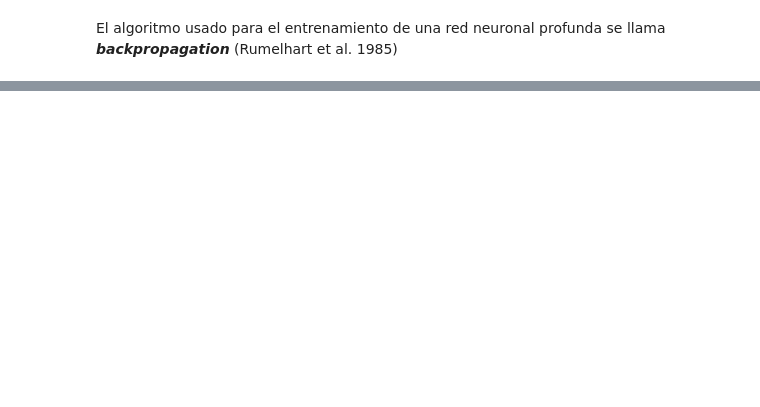
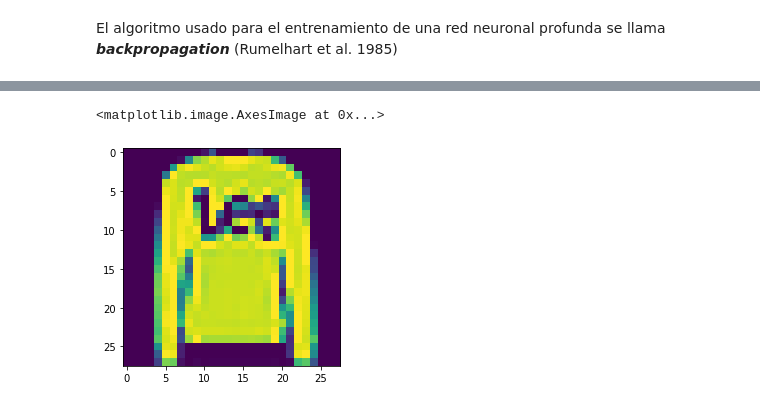
Before and after one commit to graemecan/machine_learning, a Jupyter notebook: 10_intro_rna.ipynb, the cells around one changed output, grey strips where cells are left out. Saved outputs shown, nothing was run; the diff lists cells and outputs as text; code cells hidden in the pictures; blank space fills up the shorter version.

```diff
--- a/10_intro_rna.ipynb
+++ b/10_intro_rna.ipynb
@@ -149,0 +542,5 @@ El algoritmo usado para el entrenamiento de una red neuronal profunda se llama *
+# %%
+imshow(X_test[1,:])
+# %% [output]
+<matplotlib.image.AxesImage at 0x...>
+[figure, added]
```
Also changed, not shown: parts of 188 cells of this notebook, 14 other files.
